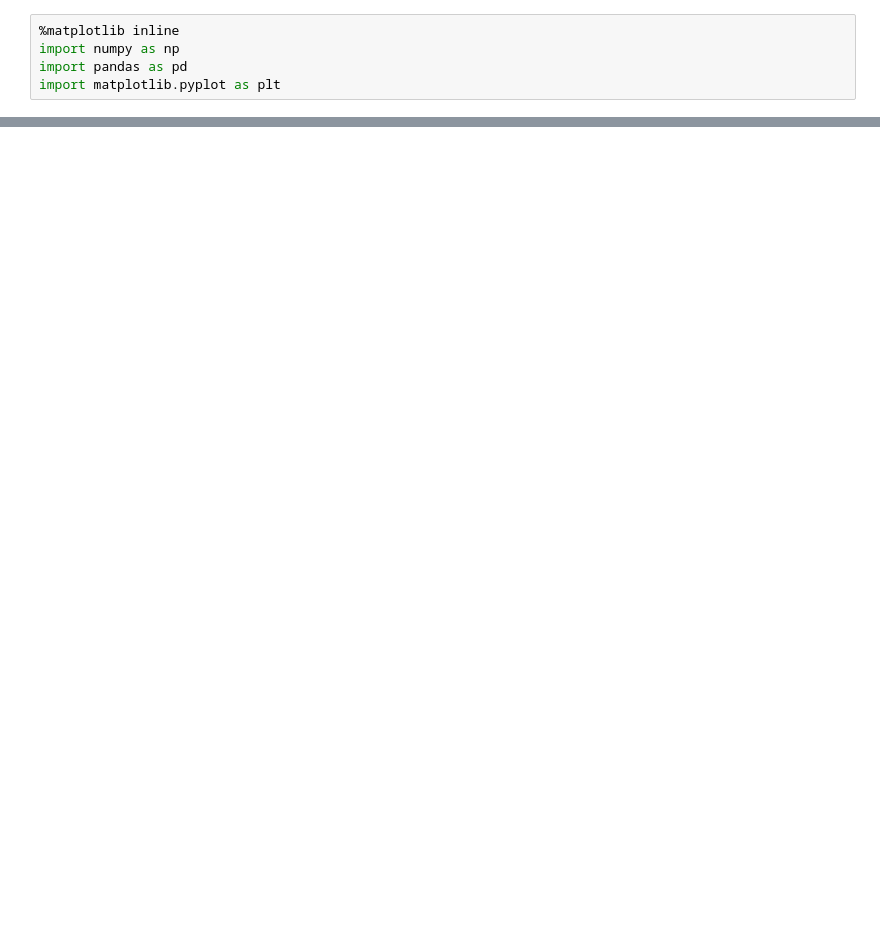
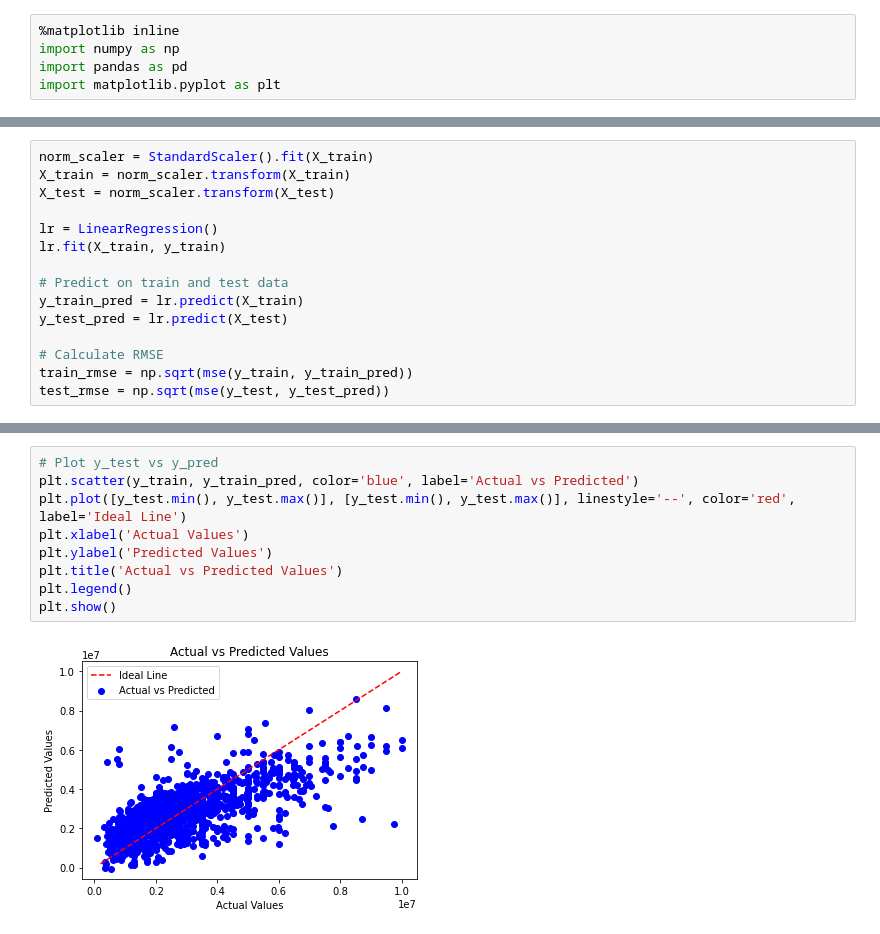
Before and after one commit to martinskafte321/Introduction-Social-Data-Science, a Jupyter notebook: Exam_project/Machine_Learning.ipynb, the cells around one changed output, grey strips where cells are left out. Saved outputs shown, nothing was run; the diff lists cells and outputs as text; blank space fills up the shorter version.

```diff
--- a/Exam_project/Machine_Learning.ipynb
+++ b/Exam_project/Machine_Learning.ipynb
@@ -66,0 +220,15 @@ Validation MSE: 3393994048323.273
+# %%
+norm_scaler = StandardScaler().fit(X_train)
+X_train = norm_scaler.transform(X_train)
+X_test = norm_scaler.transform(X_test)
+
+lr = LinearRegression()
+lr.fit(X_train, y_train)
+
+# Predict on train and test data
+y_train_pred = lr.predict(X_train)
+y_test_pred = lr.predict(X_test)
+
+# Calculate RMSE
+train_rmse = np.sqrt(mse(y_train, y_train_pred))
+test_rmse = np.sqrt(mse(y_test, y_test_pred))
@@ -66,0 +250,11 @@ Validation MSE: 3393994048323.273
+# %%
+# Plot y_test vs y_pred
+plt.scatter(y_train, y_train_pred, color='blue', label='Actual vs Predicted')
+plt.plot([y_test.min(), y_test.max()], [y_test.min(), y_test.max()], linestyle='--', color='red', label='Ideal Line')
+plt.xlabel('Actual Values')
+plt.ylabel('Predicted Values')
+plt.title('Actual vs Predicted Values')
+plt.legend()
+plt.show()
+# %% [output]
+[figure, added]
```
Also changed, not shown: parts of 23 cells of this notebook.
